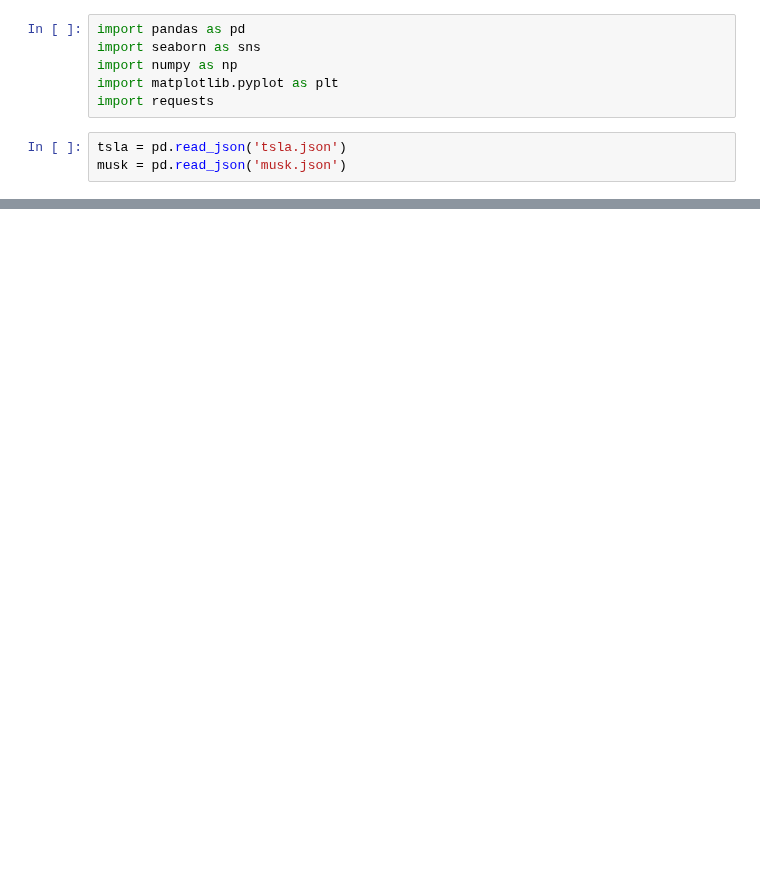
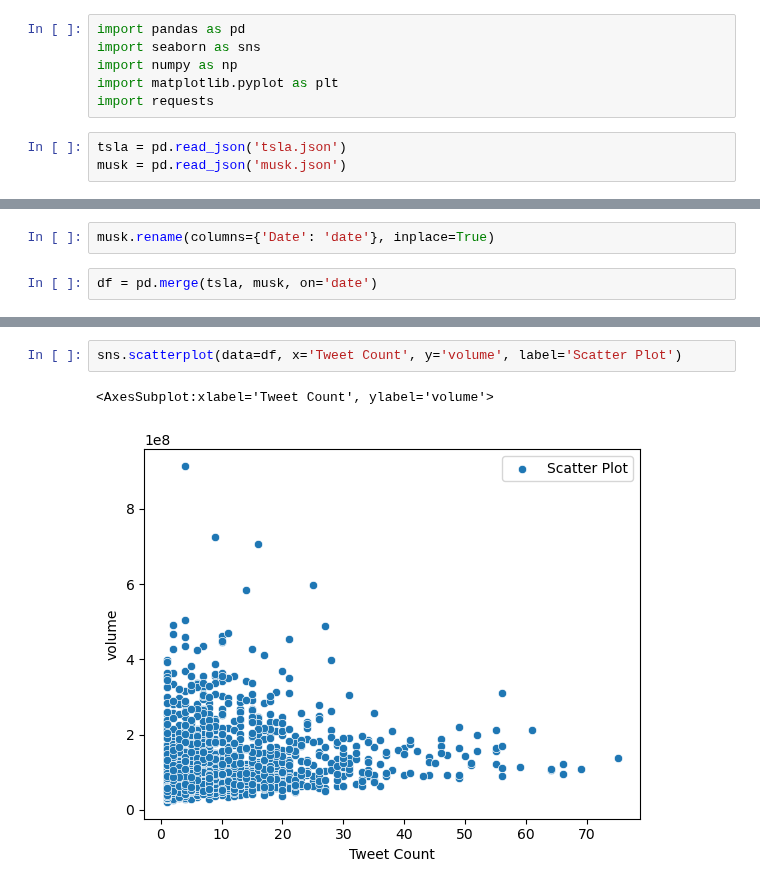
Before and after one commit to ReapersOne/AI, a Jupyter notebook: Semester 1/Tesla/Exit Ticket 10-1.ipynb, the cells around one changed output, grey strips where cells are left out. Drawn from its saved outputs; the diff is of its cells as text; blank space fills up the shorter version.

```diff
--- a/Semester 1/Tesla/Exit Ticket 10-1.ipynb
+++ b/Semester 1/Tesla/Exit Ticket 10-1.ipynb
@@ -16,0 +27,4 @@ NameError: name 'merged_df' is not defined
+# %%
+musk.rename(columns={'Date': 'date'}, inplace=True)
+# %%
+df = pd.merge(tsla, musk, on='date')
@@ -16,0 +61,5 @@ NameError: name 'merged_df' is not defined
+# %%
+sns.scatterplot(data=df, x='Tweet Count', y='volume', label='Scatter Plot')
+# %% [output]
+<AxesSubplot:xlabel='Tweet Count', ylabel='volume'>
+[figure, added]
```
Also changed, not shown: parts of 5 cells of this notebook, 2 other files.
